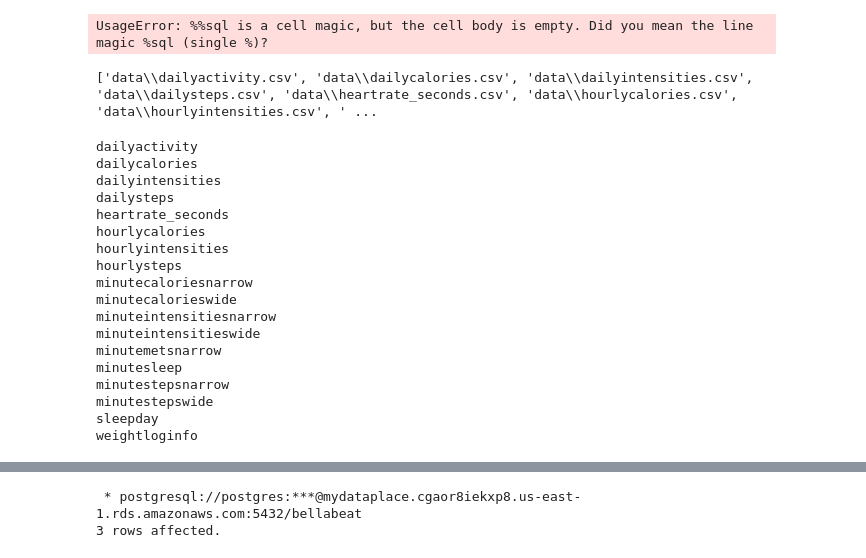
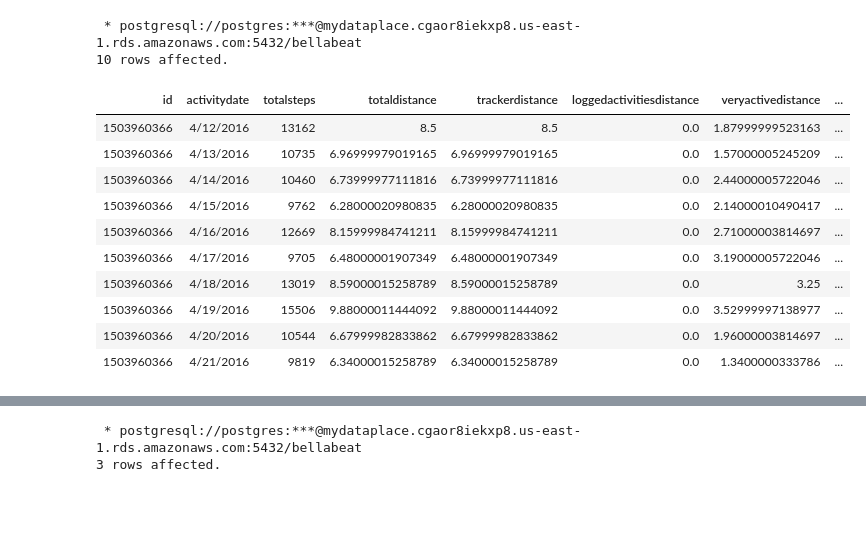
Before and after one commit to Peachtaco/bellabeat_project, a Jupyter notebook: bellabeat.ipynb, the cells around one changed output, grey strips where cells are left out. Cells and saved outputs as stored; diff of their text form; code cells hidden in the pictures; blank space fills up the shorter version.

Commit message:
cleaning data

```diff
--- a/bellabeat.ipynb
+++ b/bellabeat.ipynb
@@ -24,35 +51,19 @@ df.to_sql('daily_activity', engine, if_exists='replace', index=False)
 # %%
-%%sql SELECT * FROM daily_activity LIMIT 10;
+%%sql
+SELECT *
+FROM dailyactivity
+LIMIT 10;
 # %% [output]
-UsageError: %%sql is a cell magic, but the cell body is empty. Did you mean the line magic %sql (single %)?
+ * postgresql://postgres:***@mydataplace.cgaor8iekxp8.us-east-1.rds.amazonaws.com:5432/bellabeat
+10 rows affected.
+| id | activitydate | totalsteps | totaldistance | trackerdistance | loggedactivitiesdistance | veryactivedistance | ... |
+| 1503960366 | 4/12/2016 | 13162 | 8.5 | 8.5 | 0.0 | 1.87999999523163 | ... |
+| 1503960366 | 4/13/2016 | 10735 | 6.96999979019165 | 6.96999979019165 | 0.0 | 1.57000005245209 | ... |
+| 1503960366 | 4/14/2016 | 10460 | 6.73999977111816 | 6.73999977111816 | 0.0 | 2.44000005722046 | ... |
+| 1503960366 | 4/15/2016 | 9762 | 6.28000020980835 | 6.28000020980835 | 0.0 | 2.14000010490417 | ... |
+| 1503960366 | 4/16/2016 | 12669 | 8.15999984741211 | 8.15999984741211 | 0.0 | 2.71000003814697 | ... |
+| 1503960366 | 4/17/2016 | 9705 | 6.48000001907349 | 6.48000001907349 | 0.0 | 3.19000005722046 | ... |
+| 1503960366 | 4/18/2016 | 13019 | 8.59000015258789 | 8.59000015258789 | 0.0 | 3.25 | ... |
+| 1503960366 | 4/19/2016 | 15506 | 9.88000011444092 | 9.88000011444092 | 0.0 | 3.52999997138977 | ... |
+| 1503960366 | 4/20/2016 | 10544 | 6.67999982833862 | 6.67999982833862 | 0.0 | 1.96000003814697 | ... |
+| 1503960366 | 4/21/2016 | 9819 | 6.34000015258789 | 6.34000015258789 | 0.0 | 1.3400000333786 | ... |
-# %%
-import glob
-file_names = glob.glob('data/*.csv')
-print(file_names)
-# %% [output]
-['data\\dailyactivity.csv', 'data\\dailycalories.csv', 'data\\dailyintensities.csv', 'data\\dailysteps.csv', 'data\\heartrate_seconds.csv', 'data\\hourlycalories.csv', 'data\\hourlyintensities.csv', ' ...
-# %%
-import os
-for names in file_names:
-    filename = os.path.basename(names)
-    filename, fileext = os.path.splitext(filename)
-    print(filename)
-# %% [output]
-dailyactivity
-dailycalories
-dailyintensities
-dailysteps
-heartrate_seconds
-hourlycalories
-hourlyintensities
-hourlysteps
-minutecaloriesnarrow
-minutecalorieswide
-minuteintensitiesnarrow
-minuteintensitieswide
-minutemetsnarrow
-minutesleep
-minutestepsnarrow
-minutestepswide
-sleepday
-weightloginfo
```
Also changed, not shown: parts of 14 cells of this notebook.
